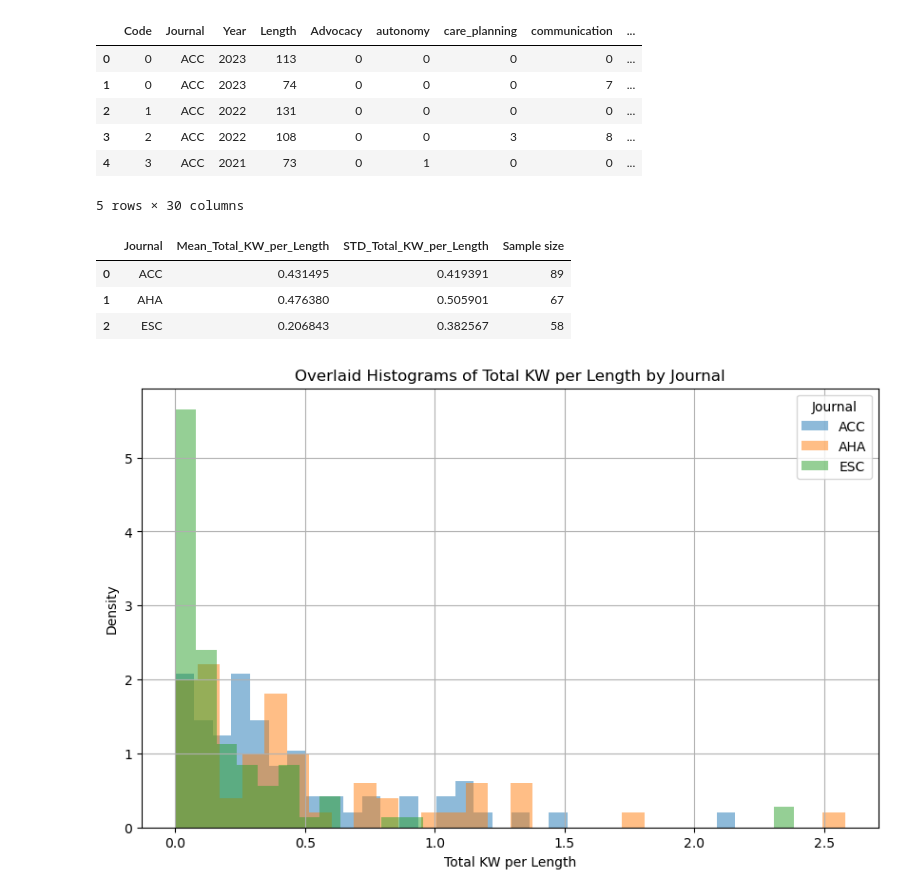
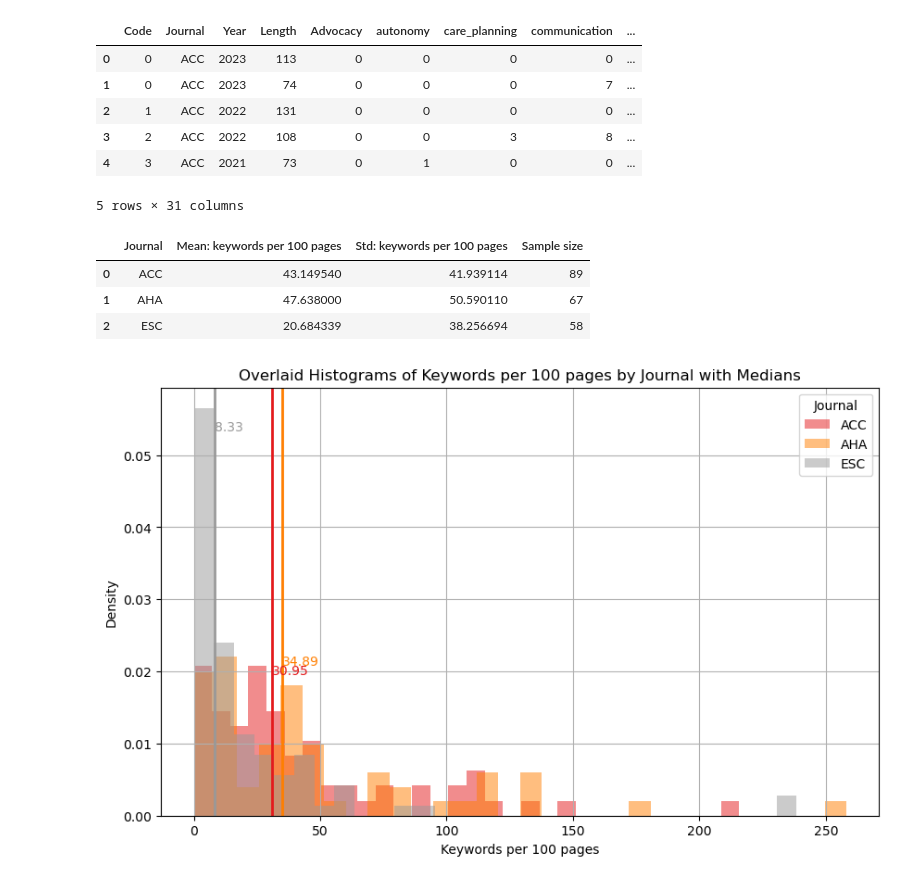
Before and after one commit to Louphi/Med-Journal-ANOVA, a Jupyter notebook: analysis.ipynb, the cells around one changed output. Cells and saved outputs as stored; diff of their text form; code cells hidden in the pictures.

Commit message:
[UPDATE] - added median to histogram

```diff
--- a/analysis.ipynb
+++ b/analysis.ipynb
@@ -9,6 +9,7 @@ import matplotlib.pyplot as plt
 from scipy.stats import f_oneway, shapiro, levene, kruskal
 # %%
 data = pd.read_csv('data.csv')
+data["keywords per 100 pages"] = data["total_kw/length"] * 100
 data.head()
 # %% [output]
 |  | Code | Journal | Year | Length | Advocacy | autonomy | care_planning | communication | ... |
@@ -17,44 +18,58 @@ data.head()
 | 2 | 1 | ACC | 2022 | 131 | 0 | 0 | 0 | 0 | ... |
 | 3 | 2 | ACC | 2022 | 108 | 0 | 0 | 3 | 8 | ... |
 | 4 | 3 | ACC | 2021 | 73 | 0 | 1 | 0 | 0 | ... |
-5 rows × 30 columns
+5 rows × 31 columns
 # %%
 # Group by 'Journal' and calculate mean and standard deviation
-summary_stats = data.groupby('Journal')['total_kw/length'].agg(['mean', 'std']).reset_index()
+summary_stats = data.groupby('Journal')['keywords per 100 pages'].agg(['mean', 'std']).reset_index()
 
 # Rename columns for clarity (optional)
-summary_stats = summary_stats.rename(columns={'mean': 'Mean_Total_KW_per_Length', 'std': 'STD_Total_KW_per_Length'})
+summary_stats = summary_stats.rename(columns={'mean': 'Mean: keywords per 100 pages',
+                                              'std': 'Std: keywords per 100 pages'})
 
 # Calculate the sample size for each group
 summary_stats["Sample size"] = data["Journal"].value_counts().values
 
 summary_stats
 # %% [output]
-|  | Journal | Mean_Total_KW_per_Length | STD_Total_KW_per_Length | Sample size |
-| 0 | ACC | 0.431495 | 0.419391 | 89 |
-| 1 | AHA | 0.476380 | 0.505901 | 67 |
-| 2 | ESC | 0.206843 | 0.382567 | 58 |
+|  | Journal | Mean: keywords per 100 pages | Std: keywords per 100 pages | Sample size |
+| 0 | ACC | 43.149540 | 41.939114 | 89 |
+| 1 | AHA | 47.638000 | 50.590110 | 67 |
+| 2 | ESC | 20.684339 | 38.256694 | 58 |
 # %%
+# Get the unique journal names
 journals = data['Journal'].unique()
-
-plt.figure(figsize=(10, 6))
 
 # Define the number of bins
 bins = 30  # Adjust as needed
 
+plt.figure(figsize=(10, 6))
+
+# Use a broader color map (e.g., 'Set1', 'viridis', or others)
+colors = plt.cm.get_cmap('Set1', len(journals))  # Use a broader palette with enough colors
+
 # Loop through each journal and plot the histogram
-for journal in journals:
+for i, journal in enumerate(journals):
     subset = data[data['Journal'] == journal]
-    plt.hist(subset['total_kw/length'], bins=bins, alpha=0.5, label=journal, density=True)
+
+    # Plot the histogram for the journal
+    plt.hist(subset['keywords per 100 pages'], bins=bins, alpha=0.5, label=journal, density=True, color=colors(i))
+
+    # Plot the median for the current journal (full line with matching color)
+    median_value = subset['keywords per 100 pages'].median()
+    plt.axvline(median_value, color=colors(i), linestyle='-', linewidth=2)  # Full line, no label
+
+    # Add text for the median value
+    plt.text(median_value, plt.ylim()[1]*0.9, f'{median_value:.2f}', color=colors(i), fontsize=10)
 
 # Add labels and title
-plt.xlabel('Total KW per Length')
+plt.xlabel('Keywords per 100 pages')
 plt.ylabel('Density')
-plt.title('Overlaid Histograms of Total KW per Length by Journal')
+plt.title('Overlaid Histograms of Keywords per 100 pages by Journal with Medians')
 plt.legend(title='Journal')
 plt.grid(True)
 plt.show()
 # %% [output]
-[figure, old version]
+[figure, new version]
 # %%
 # Group data by journal
```
Also changed, not shown: parts of 1 cell of this notebook.
